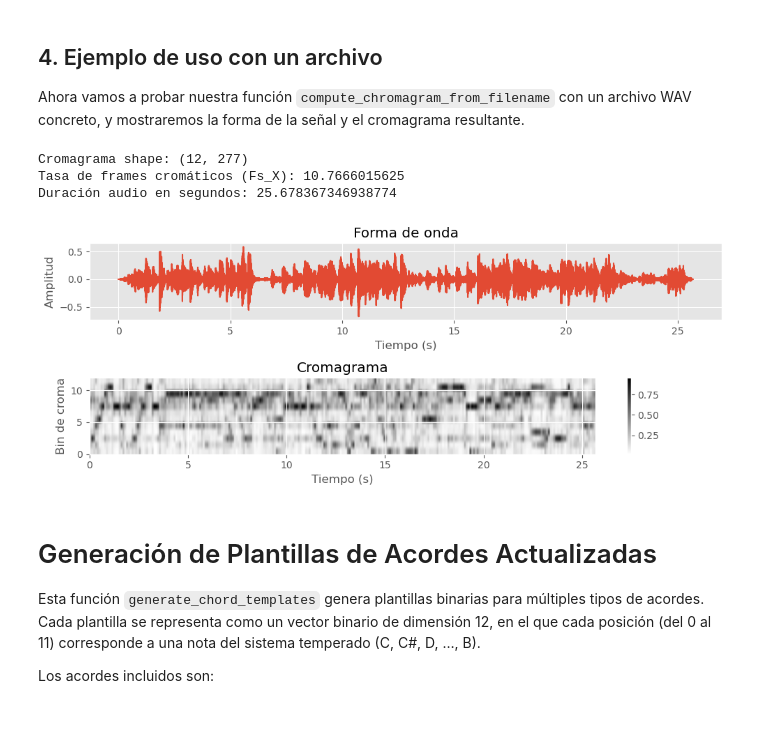
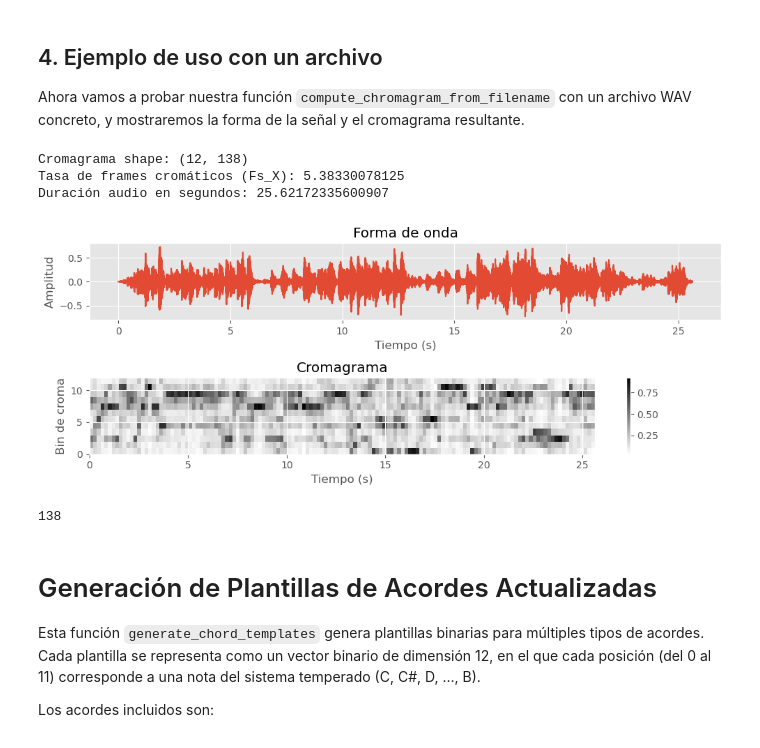
Before and after one commit to fergarciadlc/amplab-musicology-andina, a Jupyter notebook: notebooks/experiment.ipynb, the cells around one changed output. Cells and saved outputs as stored; diff of their text form; code cells hidden in the pictures.

```diff
--- a/notebooks/experiment.ipynb
+++ b/notebooks/experiment.ipynb
@@ -242,44 +242,48 @@ con un archivo WAV concreto, y mostraremos la forma de la señal y el
 cromagrama resultante.
 # %%
 # Ejemplo: computar y graficar un cromagrama
-example_audio = os.path.join('/home/cepatinog/ethnomusic/amplab-musicology-andina/if_0172-rhythm-D minor-92bpm-442hz (1).mp3')
+example_audio = os.path.join('/home/cepatinog/ethnomusic/amplab-musicology-andina/if_0172.wav')
 
 X, Fs_X, x, Fs, x_dur = compute_chromagram_from_filename(
     example_audio,
     Fs=22050,
-    N=4096,
-    H=2048,
+    N=4096*2,
+    H=2048*2,
     gamma=0.1,
     version='CQT',
     norm='2'
 )
 
 print("Cromagrama shape:", X.shape)
 print("Tasa de frames cromáticos (Fs_X):", Fs_X)
 print("Duración audio en segundos:", x_dur)
 
 # Graficar la forma de onda y el cromagrama
 plt.figure(figsize=(10,4))
 plt.subplot(2,1,1)
 plt.plot(np.linspace(0, x_dur, len(x)), x)
 plt.title('Forma de onda')
 plt.xlabel('Tiempo (s)')
 plt.ylabel('Amplitud')
 
 plt.subplot(2,1,2)
 plt.imshow(X, origin='lower', aspect='auto', cmap='gray_r',
            extent=[0, x_dur, 0, 12])
 plt.title('Cromagrama')
 plt.xlabel('Tiempo (s)')
 plt.ylabel('Bin de croma')
 plt.colorbar()
 plt.tight_layout()
 plt.show()
 # %% [output]
-Cromagrama shape: (12, 277)
-Tasa de frames cromáticos (Fs_X): 10.7666015625
-Duración audio en segundos: 25.678367346938774
+Cromagrama shape: (12, 138)
+Tasa de frames cromáticos (Fs_X): 5.38330078125
+Duración audio en segundos: 25.62172335600907
-[figure, old version]
+[figure, new version]
+# %%
+len(X[0])
+# %% [output]
+138
 # %% [markdown]
 # Generación de Plantillas de Acordes Actualizadas
 
```
Also changed, not shown: parts of 4 cells of this notebook, 6 other files.
